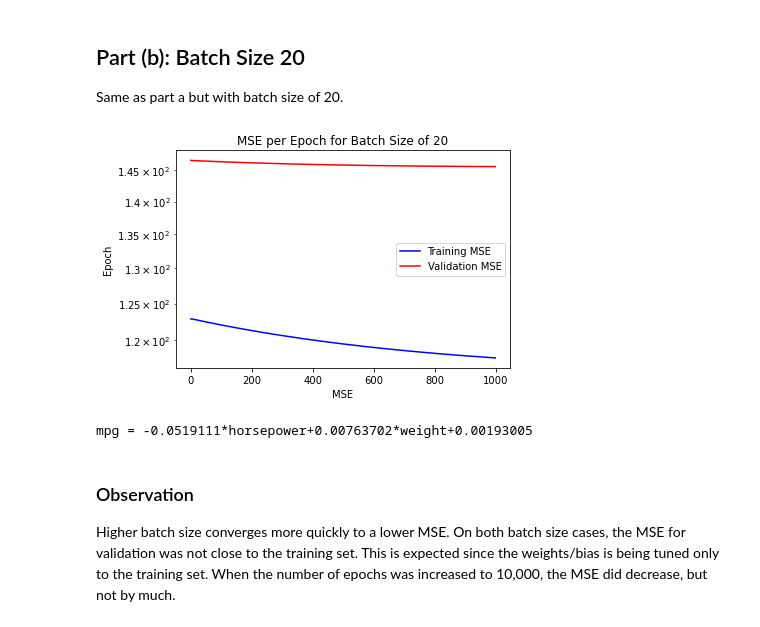
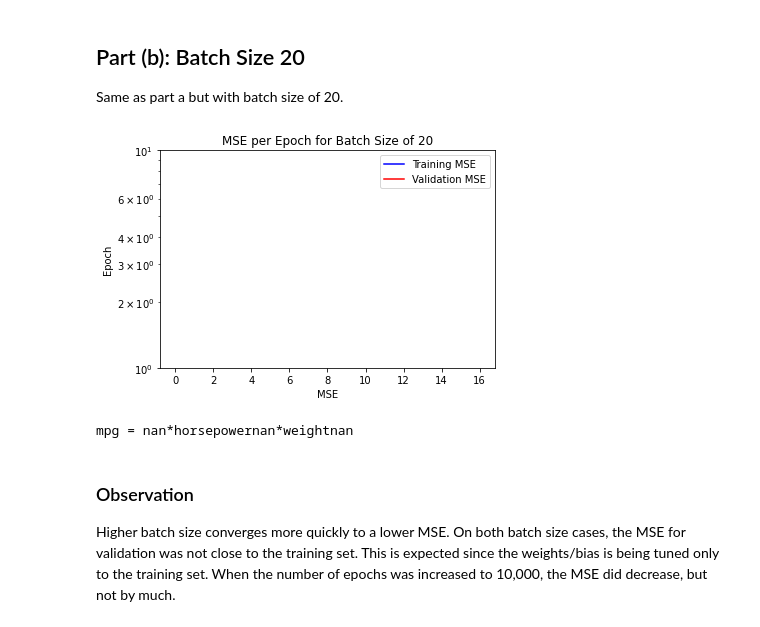
Before and after one commit to richardhemphill/ECE5268_MiniProject, a Jupyter notebook: MP1/src/Hemphill_MP1_P3.ipynb, the cells around one changed output. Saved outputs shown, nothing was run; the diff lists cells and outputs as text; code cells hidden in the pictures.

```diff
--- a/MP1/src/Hemphill_MP1_P3.ipynb
+++ b/MP1/src/Hemphill_MP1_P3.ipynb
@@ -48,19 +56,23 @@ def PredictionEquation(y, xs, w):
 def StochasticGradientDecent(trainSet, valSet, outParam, inParam, epochs=1000,batchSize=1,etaMax=0.1, beta=1, m=0):
     trainMse = []
     Ytrain = trainSet[outParam]
-    Xtrain = AugmentedDesignMatrix(dataSet=trainSet,features=inParam)
+    Xtrain = DesignMatrix(dataSet=trainSet,features=inParam)
+    XtrainA = AugmentedDesignMatrix(dataSet=trainSet,features=inParam)
 
     valMse = []
     Yval = valSet[outParam]
-    Xval = AugmentedDesignMatrix(dataSet=valSet,features=inParam)
+    XvalA = AugmentedDesignMatrix(dataSet=valSet,features=inParam)
 
-    # Inialize the augmented weight vector with zeros.
+    # Inialize the weight vector with zeros.
     Wa = np.zeros(len(inParam)+1)
-    dW = Wa
+    W = np.zeros(len(inParam))
+    dW = W
 
     # Determine the number of itterations needed.
-    itters = round(len(trainSet)/batchSize)
+    itters = math.floor(len(trainSet)/batchSize)
 
+    #for e in range(epochs):
+        #for t in range(itters):
     for e in range(epochs):
         for t in range(itters):
             # Parse out a sample of the training set for a batch.
@@ -74,29 +86,30 @@ def StochasticGradientDecent(trainSet, valSet, outParam, inParam, epochs=1000,ba
             Ybatch = batchSet[outParam]
 
             # Segregate out the values for the input parameters and augment it with ones for bias.
-            Xbatch = AugmentedDesignMatrix(dataSet=batchSet,features=inParam)
+            Xbatch = DesignMatrix(dataSet=batchSet,features=inParam)
 
             # Update the learning rate.
             eta = etaMax / (1 + (beta * t))
 
             # Calculate the sum of gradients.
             dE = 0
+            N = Xbatch.shape[0]
             for s in range(batchSize):
-                dE += Xbatch[s].T.dot(Xbatch[s].dot(Wa)-Ybatch[s])
-            g = (2/batchSize) * dE
+                dE += Xbatch[s].T.dot(Xbatch[s].dot(W)-Ybatch[s])
+            #dE1=Xbatch[s].mean(axis=0).dot(W)-Ybatch[s].mean()
+            #print('dE({}) dE1({})'.format(dE,dE1))
+            g = (2/N) * dE
 
-            # scale the gradient vector
-            d = -eta * g
+            # Update the weight vector.
+            W -= (eta * g) + (m * dW)
+            #print('e({}) t({}) X({}) Y({}) dE({}) g({}) d({}) dW({}) W({}) eta({})'.format(e,t,Xbatch,Ybatch,dE,g,d,dW,W,eta))
 
-            # apply momentum
-            dW = d + m * dW
-
-            # Update the augmented weight vector.
-            Wa += dW
+        Wa[:-1] = W
+        Wa[-1] = Ytrain.mean() - Xtrain.mean(axis=0).T.dot(W)
 
         # Append the training/validation MSE to a list.
-        trainMse.append(MSE(Ytrain,Xtrain.dot(Wa)))
-        valMse.append(MSE(Yval,Xval.dot(Wa)))
+        trainMse.append(MSE(Ytrain,XtrainA.dot(Wa)))
+        valMse.append(MSE(Yval,XvalA.dot(Wa)))
 
     return Wa, trainMse, valMse
 # %%
@@ -138,12 +151,12 @@ The maximum eta (i.e. learning rate) must be set very low or else, the model wil
 Same as part a but with batch size of 20.
 # %%
 PART_A_BATCH_SIZE = 20
-Wa, trainMse, valMse = StochasticGradientDecent(trainSet=trainData, valSet=valData, outParam=OUTPUT_FEATURE, inParam=INPUT_FEATURES, epochs=EPOCHS,batchSize=PART_A_BATCH_SIZE,etaMax=1.0E-7, beta=1, m=0.2)
+Wa, trainMse, valMse = StochasticGradientDecent(trainSet=trainData, valSet=valData, outParam=OUTPUT_FEATURE, inParam=INPUT_FEATURES, epochs=EPOCHS,batchSize=PART_A_BATCH_SIZE,etaMax=1.0E-6, beta=0.5, m=0.9)
 SgdPlot(trainMse=trainMse,valMse=valMse,batchSize=PART_A_BATCH_SIZE)
 print(PredictionEquation(y=OUTPUT_FEATURE, xs=INPUT_FEATURES, w=Wa))
 # %% [output]
-[figure, old version]
+[figure, new version]
-mpg = -0.0519111*horsepower+0.00763702*weight+0.00193005
+mpg = nan*horsepowernan*weightnan
 # %% [markdown]
 ### Observation
 Higher batch size converges more quickly to a lower MSE.  On both batch size cases, the MSE for validation was not close to the training set.  This is expected since the weights/bias is being tuned only to the training set.  When the number of epochs was increased to 10,000, the MSE did decrease, but not by much.
```
Also changed, not shown: parts of 3 cells of this notebook.
